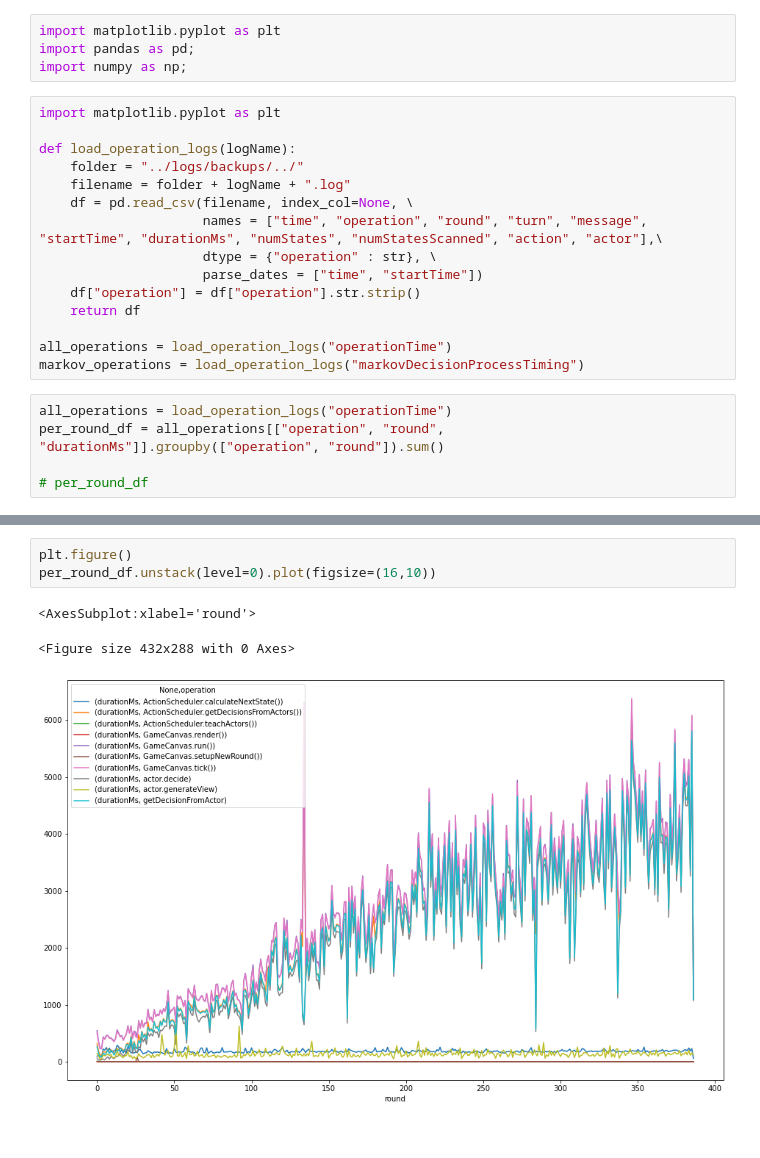
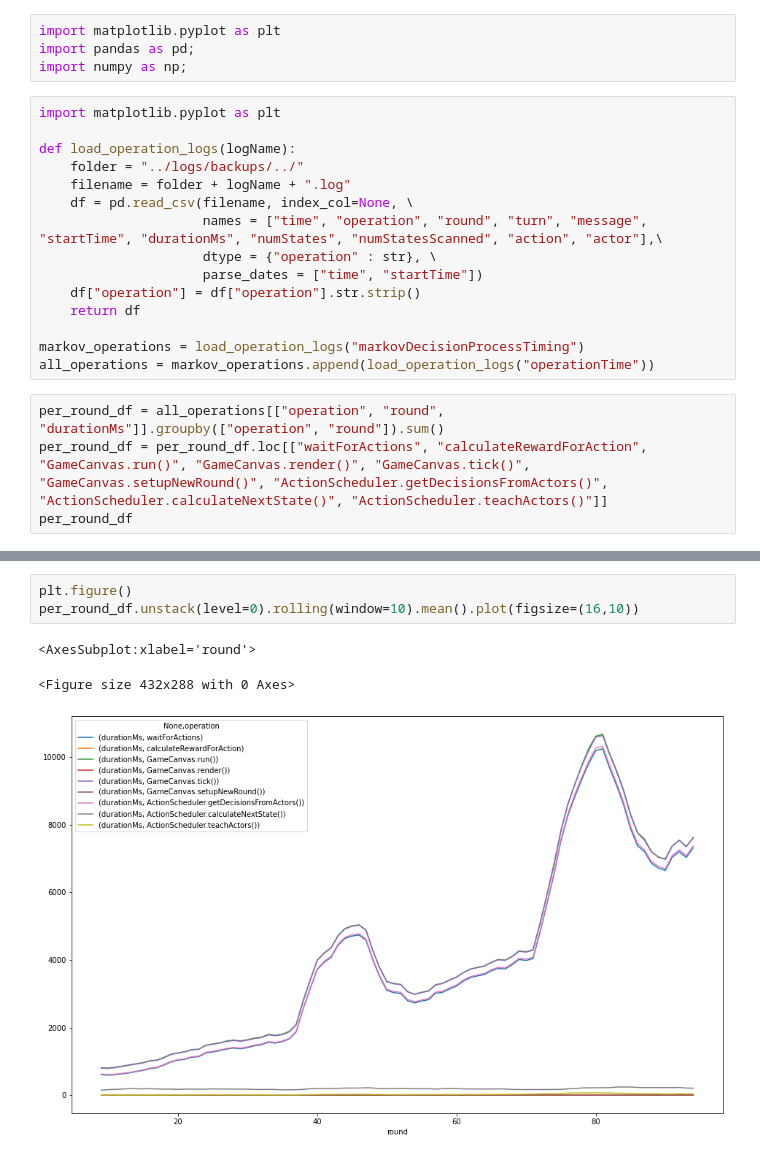
Before and after one commit to falahat/log-analysis, a Jupyter notebook: Actor Learning Rate.ipynb, the cells around one changed output, grey strips where cells are left out. Saved outputs shown, nothing was run; the diff lists cells and outputs as text.

Commit message:
Jupyter graphing improvements

```diff
--- a/Actor Learning Rate.ipynb
+++ b/Actor Learning Rate.ipynb
@@ -15,10 +15,9 @@ def load_operation_logs(logName):
     df["operation"] = df["operation"].str.strip()
     return df
 
-all_operations = load_operation_logs("operationTime")
 markov_operations = load_operation_logs("markovDecisionProcessTiming")
+all_operations = markov_operations.append(load_operation_logs("operationTime"))
-# %%
-all_operations = load_operation_logs("operationTime")
-per_round_df = all_operations[["operation", "round", "durationMs"]].groupby(["operation", "round"]).sum()
-
-# per_round_df
+# %%
+per_round_df = all_operations[["operation", "round", "durationMs"]].groupby(["operation", "round"]).sum()
+per_round_df = per_round_df.loc[["waitForActions", "calculateRewardForAction", "GameCanvas.run()", "GameCanvas.render()", "GameCanvas.tick()", "GameCanvas.setupNewRound()", "ActionScheduler.getDecisionsFromActors()", "ActionScheduler.calculateNextState()", "ActionScheduler.teachActors()"]]
+per_round_df
@@ -25,10 +39,10 @@ per_round_df = all_operations[["operation", "round", "durationMs"]].groupby(["op
 # %%
 plt.figure()
-per_round_df.unstack(level=0).plot(figsize=(16,10))
+per_round_df.unstack(level=0).rolling(window=10).mean().plot(figsize=(16,10))
 # %% [output]
 <AxesSubplot:xlabel='round'>
 <Figure size 432x288 with 0 Axes>
-[figure, old version]
+[figure, new version]
 # %%
 
 time_diffs = all_operations[["operation", "round", "turn", "durationMs", "startTime"]]\
```
Also changed, not shown: parts of 4 cells of this notebook.
